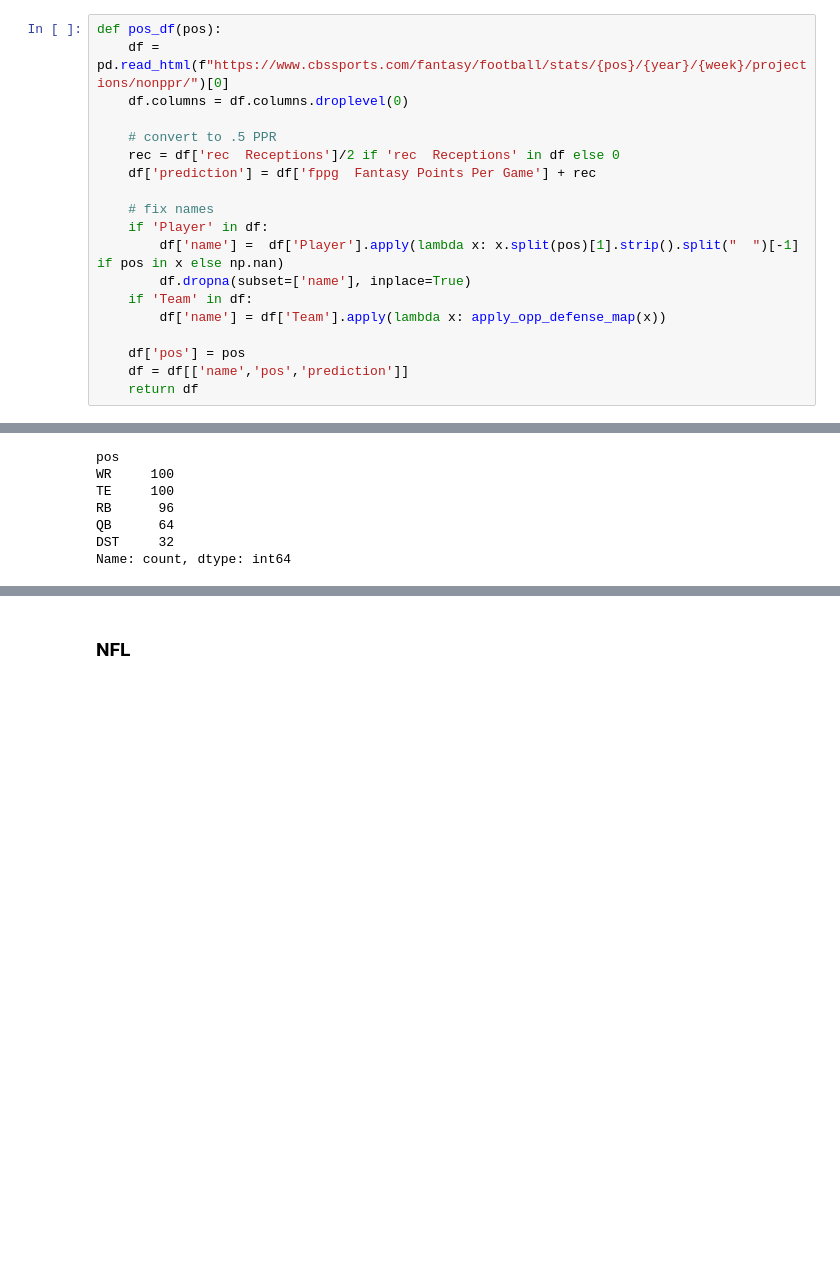
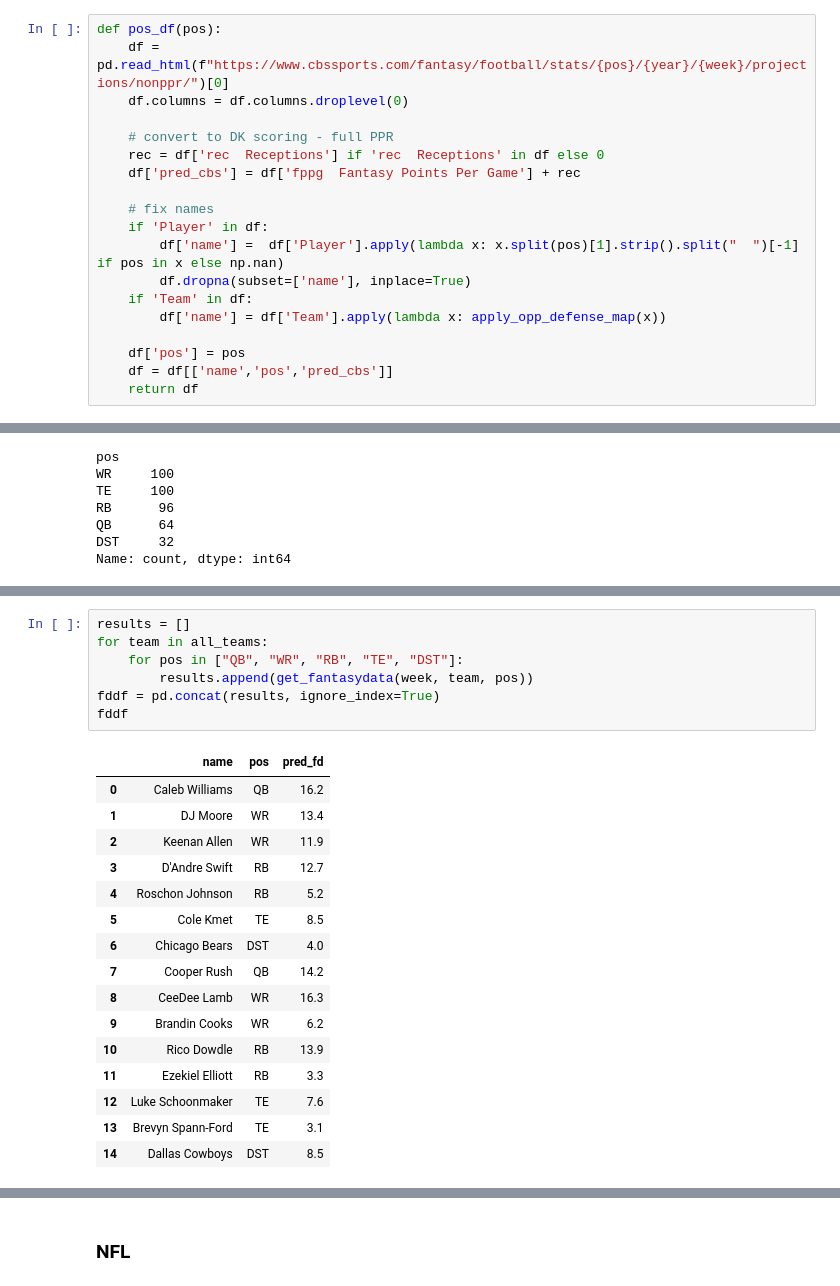
Before and after one commit to ahs8w/model_football, a Jupyter notebook: 2024_Picks_and_Scoring.ipynb, the cells around one changed output, grey strips where cells are left out. Cells and saved outputs as stored; diff of their text form; blank space fills up the shorter version.

```diff
--- a/2024_Picks_and_Scoring.ipynb
+++ b/2024_Picks_and_Scoring.ipynb
@@ -329,9 +333,9 @@ def pos_df(pos):
     df = pd.read_html(f"https://www.cbssports.com/fantasy/football/stats/{pos}/{year}/{week}/projections/nonppr/")[0]
     df.columns = df.columns.droplevel(0)
 
-    # convert to .5 PPR
-    rec = df['rec  Receptions']/2 if 'rec  Receptions' in df else 0
-    df['prediction'] = df['fppg  Fantasy Points Per Game'] + rec
+    # convert to DK scoring - full PPR
+    rec = df['rec  Receptions'] if 'rec  Receptions' in df else 0
+    df['pred_cbs'] = df['fppg  Fantasy Points Per Game'] + rec
 
     # fix names
     if 'Player' in df:
@@ -341,7 +345,7 @@ def pos_df(pos):
         df['name'] = df['Team'].apply(lambda x: apply_opp_defense_map(x))
 
     df['pos'] = pos
-    df = df[['name','pos','prediction']]
+    df = df[['name','pos','pred_cbs']]
     return df
 # %%
 positions = ["QB", "WR", "RB", "TE", "DST"]
@@ -376,0 +437,24 @@ Name: count, dtype: int64
+# %%
+results = []
+for team in all_teams:
+    for pos in ["QB", "WR", "RB", "TE", "DST"]:
+        results.append(get_fantasydata(week, team, pos))
+fddf = pd.concat(results, ignore_index=True)
+fddf
+# %% [output]
+|  | name | pos | pred_fd |
+| 0 | Caleb Williams | QB | 16.2 |
+| 1 | DJ Moore | WR | 13.4 |
+| 2 | Keenan Allen | WR | 11.9 |
+| 3 | D'Andre Swift | RB | 12.7 |
+| 4 | Roschon Johnson | RB | 5.2 |
+| 5 | Cole Kmet | TE | 8.5 |
+| 6 | Chicago Bears | DST | 4.0 |
+| 7 | Cooper Rush | QB | 14.2 |
+| 8 | CeeDee Lamb | WR | 16.3 |
+| 9 | Brandin Cooks | WR | 6.2 |
+| 10 | Rico Dowdle | RB | 13.9 |
+| 11 | Ezekiel Elliott | RB | 3.3 |
+| 12 | Luke Schoonmaker | TE | 7.6 |
+| 13 | Brevyn Spann-Ford | TE | 3.1 |
+| 14 | Dallas Cowboys | DST | 8.5 |
```
Also changed, not shown: parts of 56 cells of this notebook, 1 other file.
